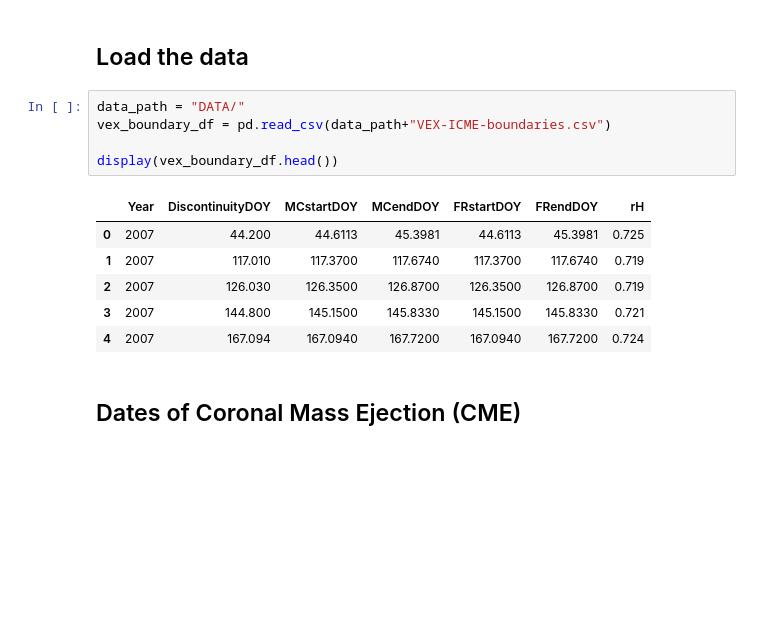
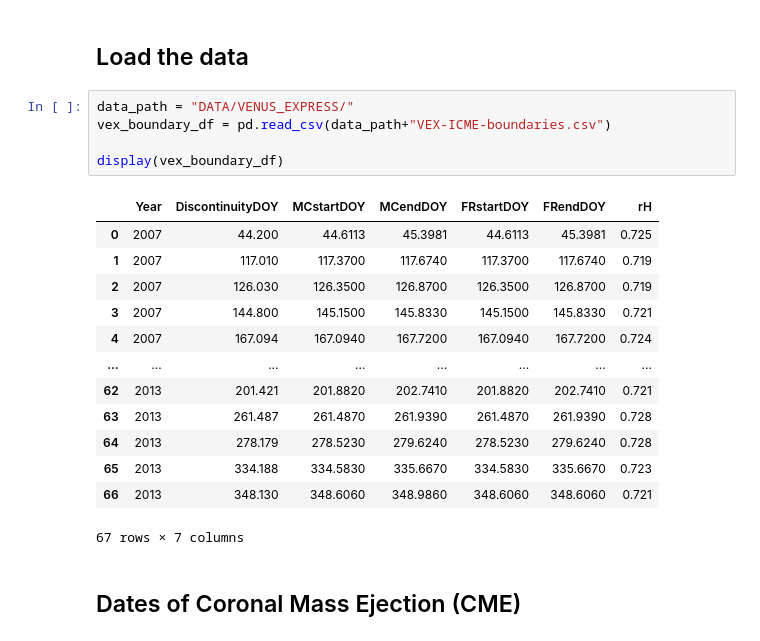
Before and after one commit to CS-433/ml-project-2-ml4esa, a Jupyter notebook: coronal_mass_ejections.ipynb, the cells around one changed output. Drawn from its saved outputs; the diff is of its cells as text; blank space fills up the shorter version.

```diff
--- a/coronal_mass_ejections.ipynb
+++ b/coronal_mass_ejections.ipynb
@@ -6,17 +6,24 @@ from datetime import datetime
 # %% [markdown]
 ## Load the data
 # %%
-data_path = "DATA/"
+data_path = "DATA/VENUS_EXPRESS/"
 vex_boundary_df = pd.read_csv(data_path+"VEX-ICME-boundaries.csv")
 
-display(vex_boundary_df.head())
+display(vex_boundary_df)
 # %% [output]
 |  | Year | DiscontinuityDOY | MCstartDOY | MCendDOY | FRstartDOY | FRendDOY | rH |
 | 0 | 2007 | 44.200 | 44.6113 | 45.3981 | 44.6113 | 45.3981 | 0.725 |
 | 1 | 2007 | 117.010 | 117.3700 | 117.6740 | 117.3700 | 117.6740 | 0.719 |
 | 2 | 2007 | 126.030 | 126.3500 | 126.8700 | 126.3500 | 126.8700 | 0.719 |
 | 3 | 2007 | 144.800 | 145.1500 | 145.8330 | 145.1500 | 145.8330 | 0.721 |
 | 4 | 2007 | 167.094 | 167.0940 | 167.7200 | 167.0940 | 167.7200 | 0.724 |
+| ... | ... | ... | ... | ... | ... | ... | ... |
+| 62 | 2013 | 201.421 | 201.8820 | 202.7410 | 201.8820 | 202.7410 | 0.721 |
+| 63 | 2013 | 261.487 | 261.4870 | 261.9390 | 261.4870 | 261.9390 | 0.728 |
+| 64 | 2013 | 278.179 | 278.5230 | 279.6240 | 278.5230 | 279.6240 | 0.728 |
+| 65 | 2013 | 334.188 | 334.5830 | 335.6670 | 334.5830 | 335.6670 | 0.723 |
+| 66 | 2013 | 348.130 | 348.6060 | 348.9860 | 348.6060 | 348.6060 | 0.721 |
+67 rows × 7 columns
 # %% [markdown]
 ## Dates of Coronal Mass Ejection (CME)
 # %% [markdown]
```
Also changed, not shown: 15 other files.
